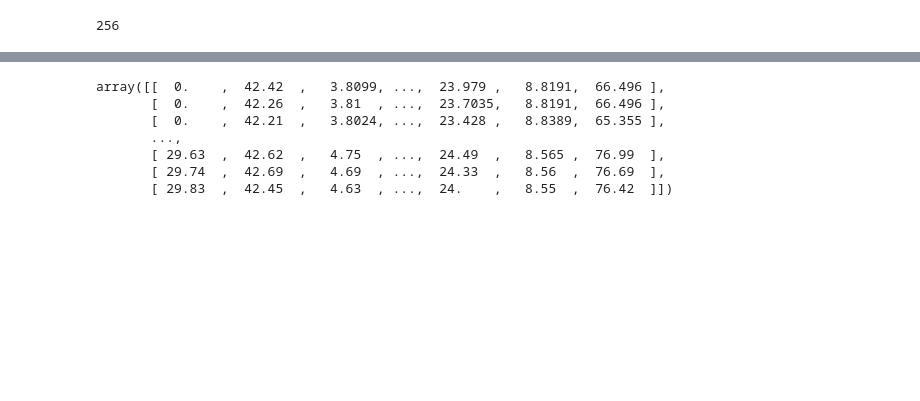
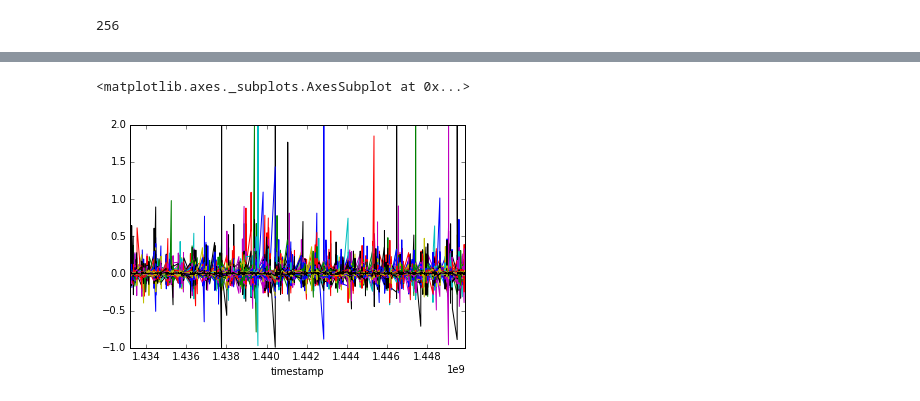
Before and after one commit to brian8128/gdelt_project, a Jupyter notebook: DataExtraction.ipynb, the cells around one changed output, grey strips where cells are left out. Drawn from its saved outputs; the diff is of its cells as text; code cells hidden in the pictures; blank space fills up the shorter version.

```diff
--- a/DataExtraction.ipynb
+++ b/DataExtraction.ipynb
@@ -89,10 +96,6 @@ X = df.values
-# %%
-X
-# %% [output]
-array([[  0.    ,  42.42  ,   3.8099, ...,  23.979 ,   8.8191,  66.496 ],
-       [  0.    ,  42.26  ,   3.81  , ...,  23.7035,   8.8191,  66.496 ],
-       [  0.    ,  42.21  ,   3.8024, ...,  23.428 ,   8.8389,  65.355 ],
-       ...,
-       [ 29.63  ,  42.62  ,   4.75  , ...,  24.49  ,   8.565 ,  76.99  ],
-       [ 29.74  ,  42.69  ,   4.69  , ...,  24.33  ,   8.56  ,  76.69  ],
-       [ 29.83  ,  42.45  ,   4.63  , ...,  24.    ,   8.55  ,  76.42  ]])
+# %%
+dif_df = df.pct_change().clip(-2, 2).fillna(0.)
+dif_df.plot(legend=False)
+# %% [output]
+<matplotlib.axes._subplots.AxesSubplot at 0x...>
+[figure, added]
```
Also changed, not shown: parts of 24 cells of this notebook.
